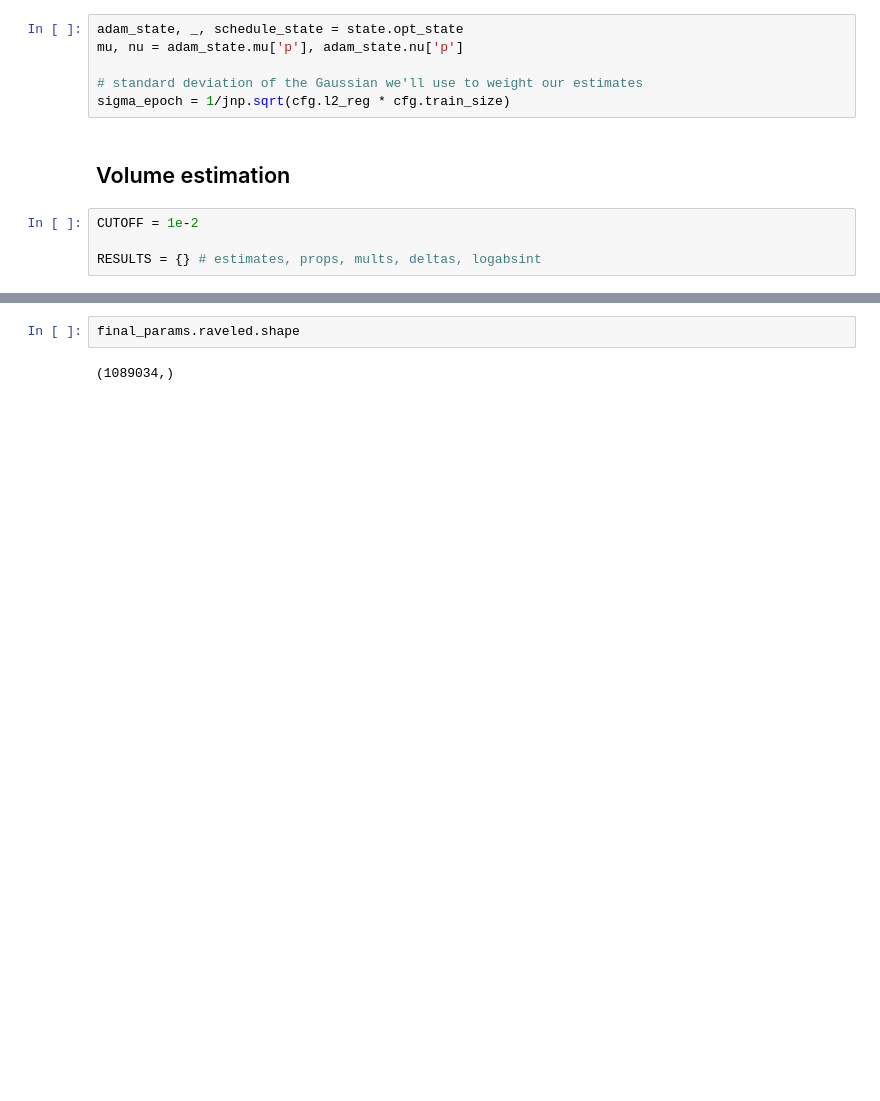
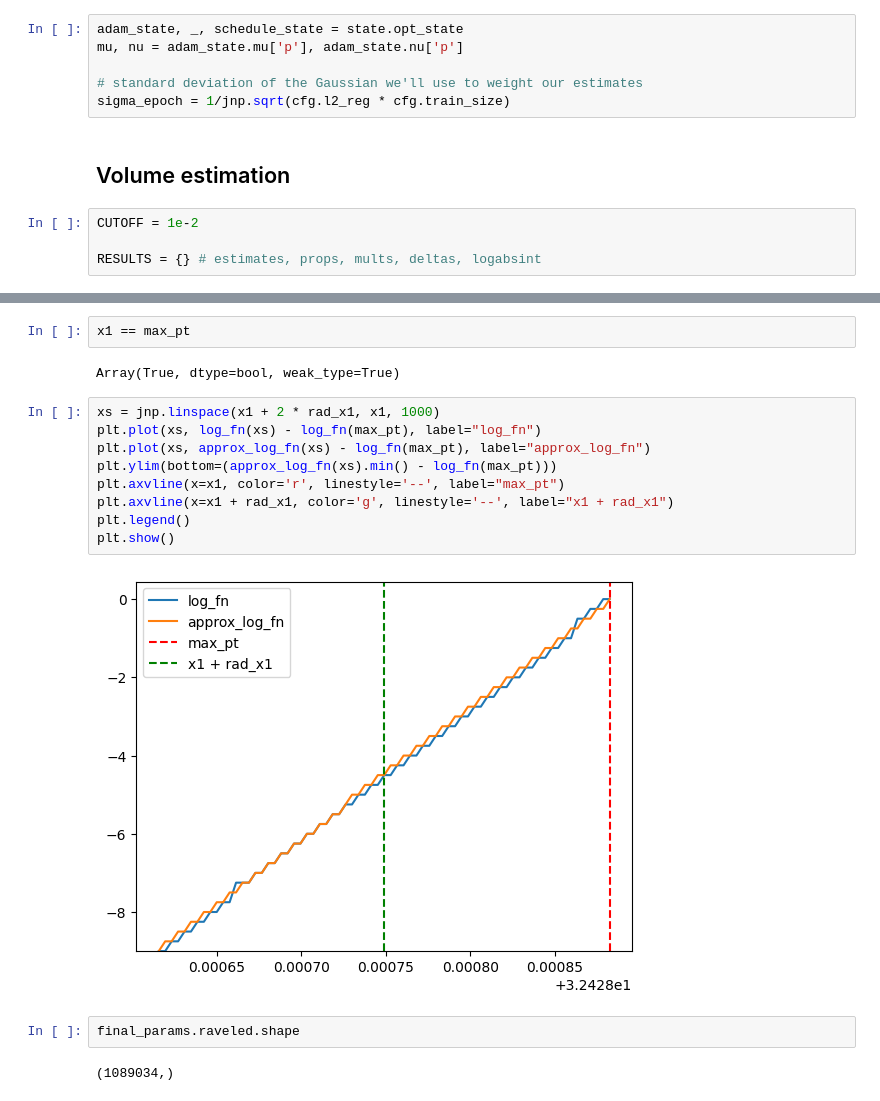
Before and after one commit to EleutherAI/basin-volume, a Jupyter notebook: notebooks/scaling_up.ipynb, the cells around one changed output, grey strips where cells are left out. Cells and saved outputs as stored; diff of their text form; blank space fills up the shorter version.

```diff
--- a/notebooks/scaling_up.ipynb
+++ b/notebooks/scaling_up.ipynb
@@ -75,3 +178,18 @@ RESULTS['naive'] = get_estimates_vectorized_gauss(200,
+# %%
+x1 == max_pt
+# %% [output]
+Array(True, dtype=bool, weak_type=True)
+# %%
+xs = jnp.linspace(x1 + 2 * rad_x1, x1, 1000)
+plt.plot(xs, log_fn(xs) - log_fn(max_pt), label="log_fn")
+plt.plot(xs, approx_log_fn(xs) - log_fn(max_pt), label="approx_log_fn")
+plt.ylim(bottom=(approx_log_fn(xs).min() - log_fn(max_pt)))
+plt.axvline(x=x1, color='r', linestyle='--', label="max_pt")
+plt.axvline(x=x1 + rad_x1, color='g', linestyle='--', label="x1 + rad_x1")
+plt.legend()
+plt.show()
+# %% [output]
+[figure, added]
 # %%
 final_params.raveled.shape
 # %% [output]
```
Also changed, not shown: parts of 11 cells of this notebook, 2 other files.
